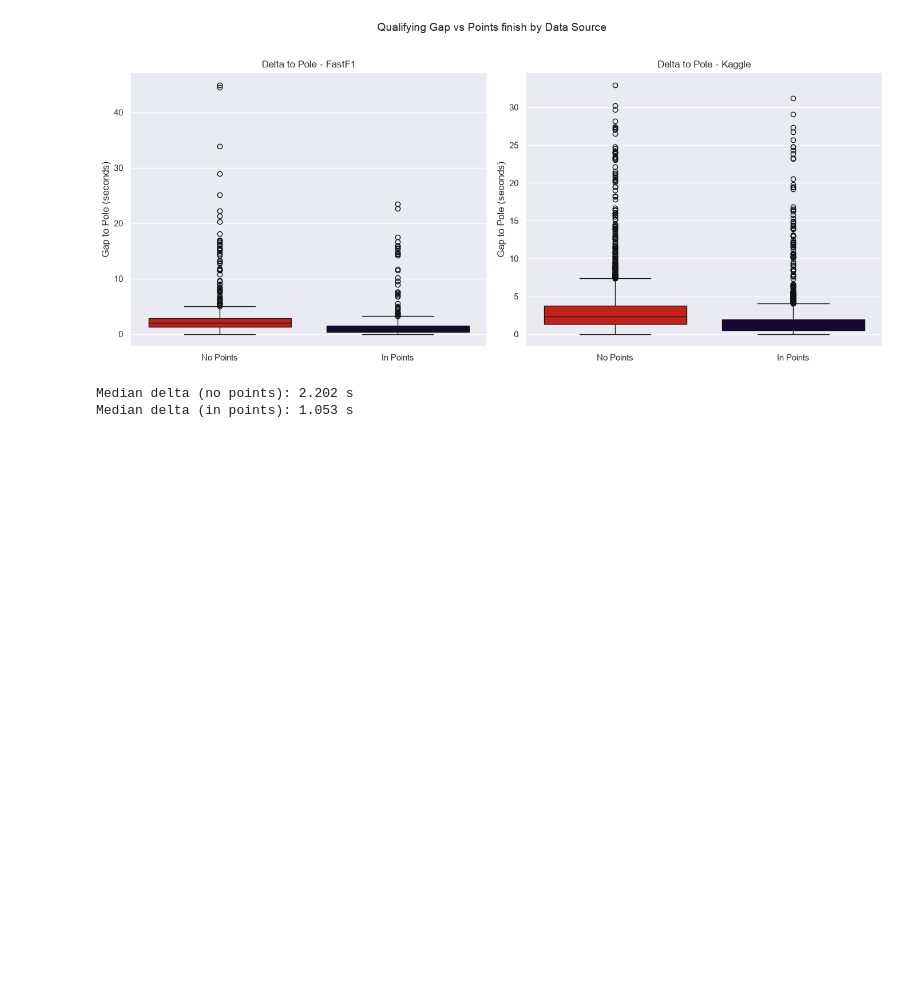
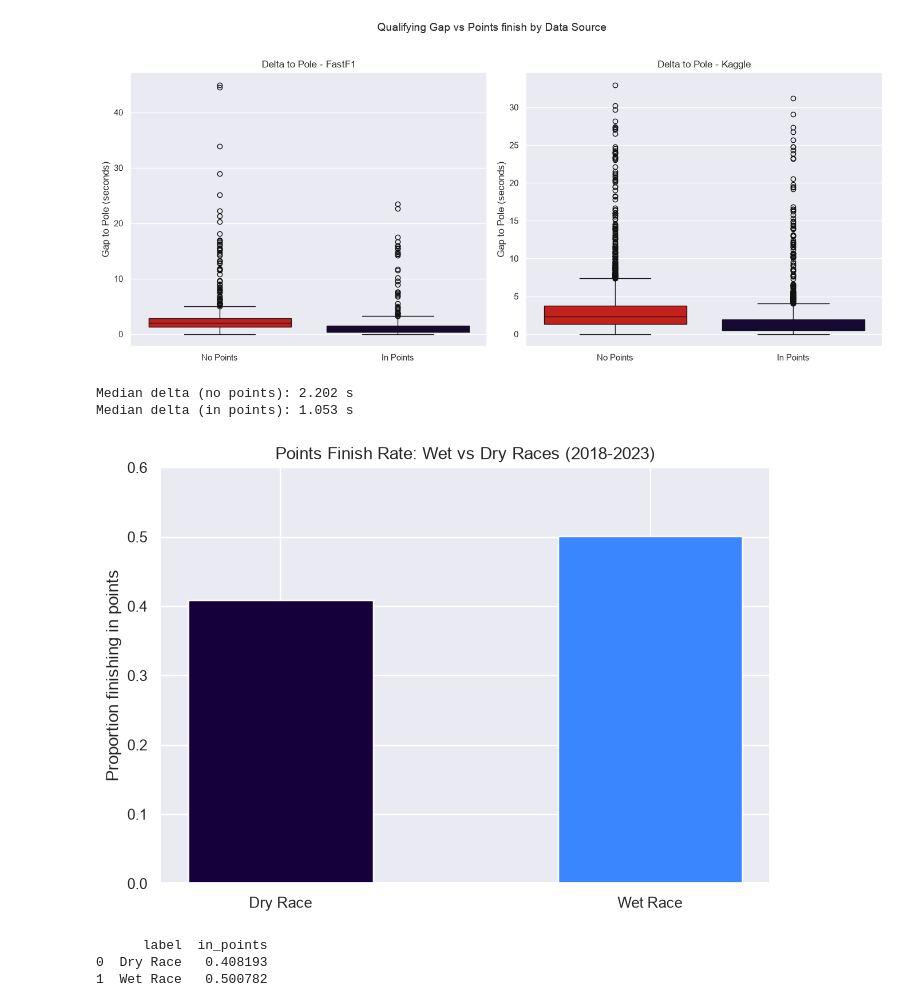
Before and after one commit to its-therence/f1-race-finish-predictor, a Jupyter notebook: f1_dataset.ipynb, the cells around one changed output. Cells and saved outputs as stored; diff of their text form; code cells hidden in the pictures; blank space fills up the shorter version.

Commit message:
How rain affects the points finish rates

```diff
--- a/f1_dataset.ipynb
+++ b/f1_dataset.ipynb
@@ -844,3 +844,21 @@ Passing `palette` without assigning `hue` is deprecated and will be removed in v
 [figure]
 Median delta (no points): 2.202 s
 Median delta (in points): 1.053 s
+# %%
+wet_stats = (df.groupby('wet_race')['in_points'].mean().reset_index())
+wet_stats['label'] = wet_stats['wet_race'].map({0:'Dry Race' , 1:'Wet Race'})
+
+plt.figure(figsize=(7,5))
+plt.bar(wet_stats['label'],wet_stats['in_points'], color=['#15003c','#3a86ff'],edgecolor='white',width = 0.5)
+plt.title('Points Finish Rate: Wet vs Dry Races (2018-2023)')
+plt.ylabel('Proportion finishing in points')
+plt.ylim(0,0.6)
+plt.tight_layout()
+plt.savefig('wet_vs_dry.png',dpi=300)
+plt.show()
+print(wet_stats[['label','in_points']])
+# %% [output]
+[figure, added]
+      label  in_points
+0  Dry Race   0.408193
+1  Wet Race   0.500782
```
Also changed, not shown: 1 other file.
